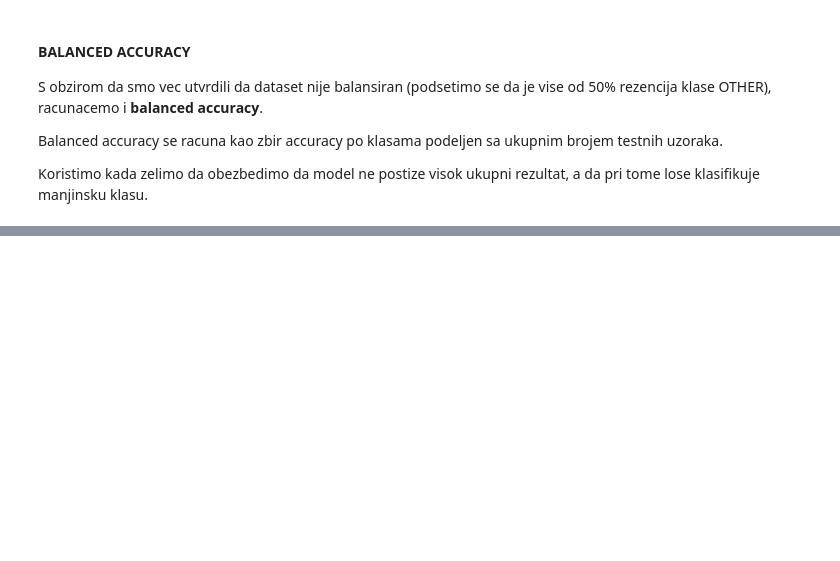
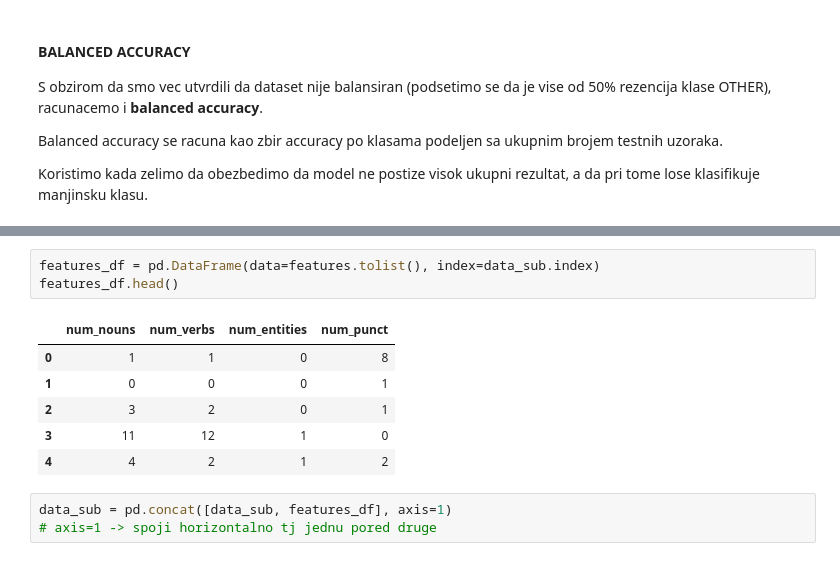
Before and after one commit to nralic/napredna-analiza-podataka, a Jupyter notebook: 01_nedelja/Mobile_App_Reviews_Classification_Bow.ipynb, the cells around one changed output, grey strips where cells are left out. Cells and saved outputs as stored; diff of their text form; blank space fills up the shorter version.

```diff
--- a/01_nedelja/Mobile_App_Reviews_Classification_Bow.ipynb
+++ b/01_nedelja/Mobile_App_Reviews_Classification_Bow.ipynb
@@ -552,0 +682,13 @@ display(f"Balanced accuracy: {metrics.balanced_accuracy_score(y_test,prediction_
+# %%
+features_df = pd.DataFrame(data=features.tolist(), index=data_sub.index)
+features_df.head()
+# %% [output]
+|  | num_nouns | num_verbs | num_entities | num_punct |
+| 0 | 1 | 1 | 0 | 8 |
+| 1 | 0 | 0 | 0 | 1 |
+| 2 | 3 | 2 | 0 | 1 |
+| 3 | 11 | 12 | 1 | 0 |
+| 4 | 4 | 2 | 1 | 2 |
+# %%
+data_sub = pd.concat([data_sub, features_df], axis=1)
+# axis=1 -> spoji horizontalno tj jednu pored druge
```
Also changed, not shown: parts of 20 cells of this notebook.
